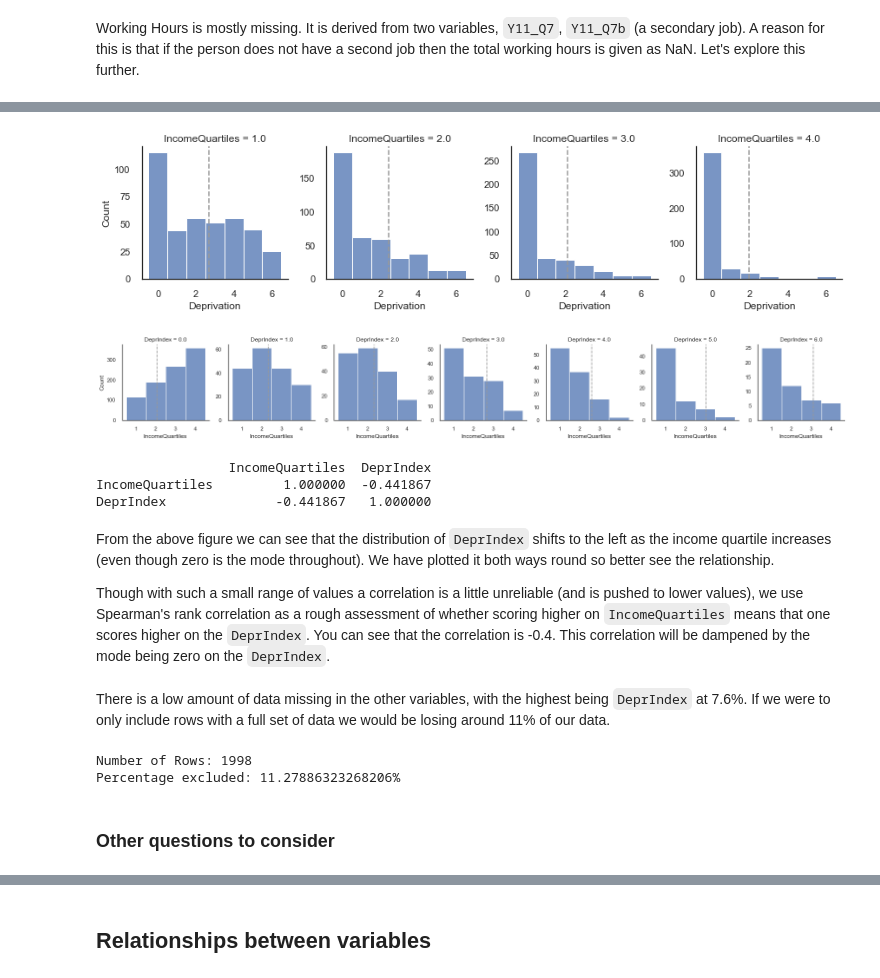
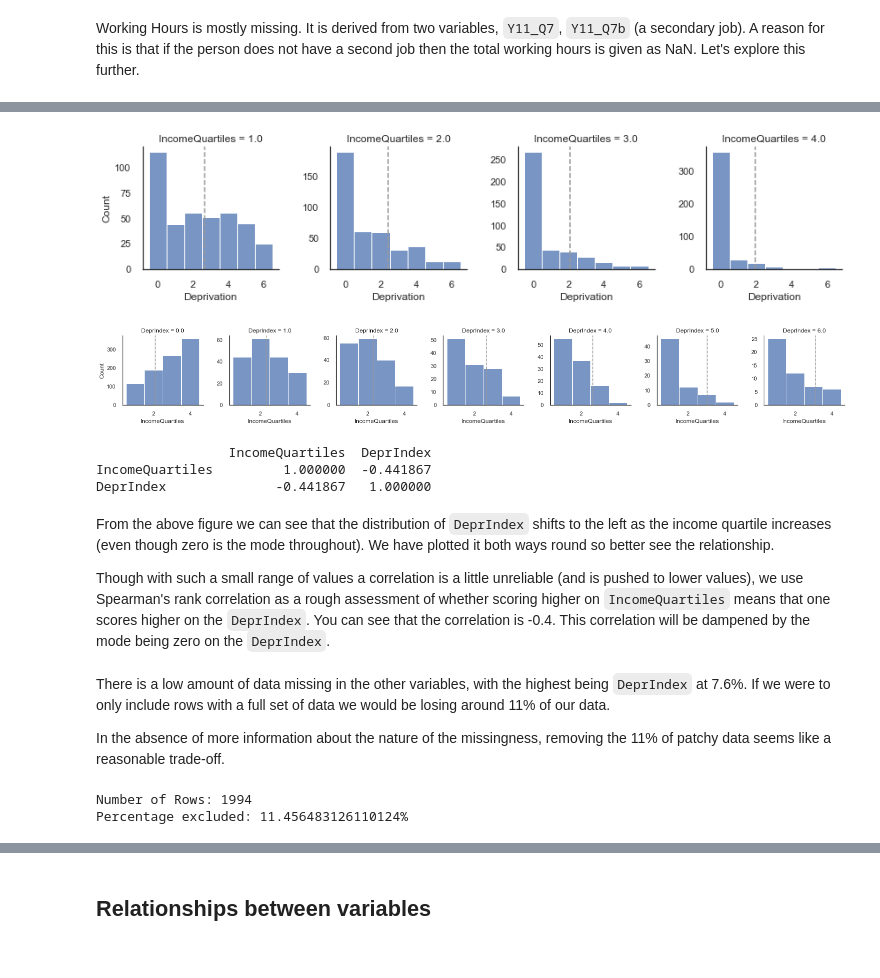
Before and after one commit to alan-turing-institute/rds-course, a Jupyter notebook: coursebook/modules/m3/3.5-DataVisForExploration.ipynb, the cells around one changed output, grey strips where cells are left out. Drawn from its saved outputs; the diff is of its cells as text; code cells hidden in the pictures.

```diff
--- a/coursebook/modules/m3/3.5-DataVisForExploration.ipynb
+++ b/coursebook/modules/m3/3.5-DataVisForExploration.ipynb
@@ -213,6 +217,8 @@ var_map = {"Y11_Q42": "SRH",
            'Y11_Deprindex': 'DeprIndex',
            "Y11_Accommproblems": 'AccomProblems',
            "Y11_Incomequartiles_percapita" : "IncomeQuartiles",
+           "Y11_HHsize": "HouseholdSize",
+           "Y11_Q32": "Children",
            "DV_Q7":"WorkingHours",
            "Y11_ISCEDsimple":"ISCED",
            "Y11_SocExIndex":"SocialExclusionIndex",
@@ -393,29 +423,29 @@ Let's compare `IncomeQuartiles` to `DeprIndex`. They both speak to finances and
 # %%
 def plot_mean(data, **kws):
     mn = np.nanmean(data.SRH.values)
     ax = plt.gca()
     ax.axvline(mn, c = (.6,.6,.6), ls ='--')
 
 g = sns.FacetGrid(df_uk, col="IncomeQuartiles", sharey=False)
-g.map_dataframe(sns.histplot, 'DeprIndex',binwidth=1,binrange=[-0.5,6.5])
+g.map_dataframe(sns.histplot, 'DeprIndex',discrete=True)
 
 
 g.map_dataframe(plot_mean)
 g.set_axis_labels("Deprivation", "Count")
 plt.show()
 
 g = sns.FacetGrid(df_uk, col="DeprIndex", sharey=False)
-g.map_dataframe(sns.histplot, 'IncomeQuartiles',binwidth=1,binrange=[0.5,4.5])
+g.map_dataframe(sns.histplot, 'IncomeQuartiles',discrete=True)
 
 
 g.map_dataframe(plot_mean)
 g.set_axis_labels("IncomeQuartiles", "Count")
 plt.show()
 
 print(df_uk[['IncomeQuartiles','DeprIndex']].corr(method='spearman'))
 # %% [output]
-[figure, old version]
+[figure, new version]
-[figure, old version]
+[figure, new version]
                  IncomeQuartiles  DeprIndex
 IncomeQuartiles         1.000000  -0.441867
 DeprIndex              -0.441867   1.000000
@@ -425,13 +455,13 @@ From the above figure we can see that the distribution of `DeprIndex` shifts to
 Though with such a small range of values a correlation is a little unreliable (and is pushed to lower values), we use Spearman's rank correlation as a rough assessment of whether scoring higher on `IncomeQuartiles` means that one scores higher on the `DeprIndex`. You can see that the correlation is -0.4. This correlation will be dampened by the mode being zero on the `DeprIndex`.
 # %% [markdown]
 There is a low amount of data missing in the other variables, with the highest being `DeprIndex` at 7.6%. If we were to only include rows with a full set of data we would be losing around 11% of our data.
+
+In the absence of more information about the nature of the missingness, removing the 11% of patchy data seems like a reasonable trade-off.
 # %%
 pre_len = len(df_uk)
 df_model = df_uk.drop(columns=['WorkingHours','IncomeQuartiles']).dropna()
 print(f"Number of Rows: {len(df_model)}")
 print(f"Percentage excluded: {((pre_len - len(df_model)) / pre_len)*100}%")
 # %% [output]
-Number of Rows: 1998
-Percentage excluded: 11.27886323268206%
+Number of Rows: 1994
+Percentage excluded: 11.456483126110124%
-# %% [markdown]
-### Other questions to consider
```
Also changed, not shown: parts of 19 cells of this notebook, 3 other files.
